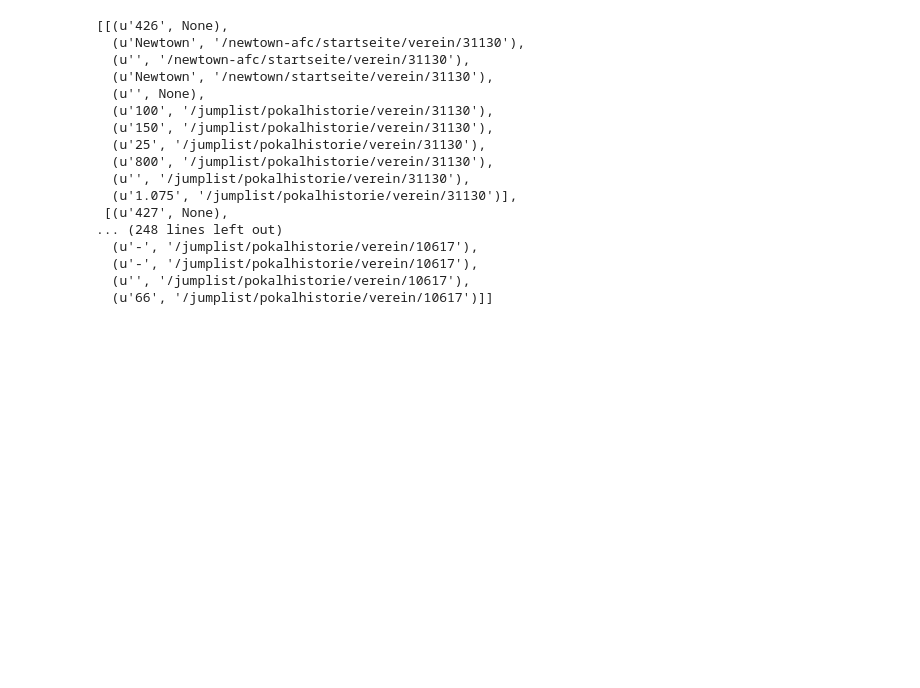
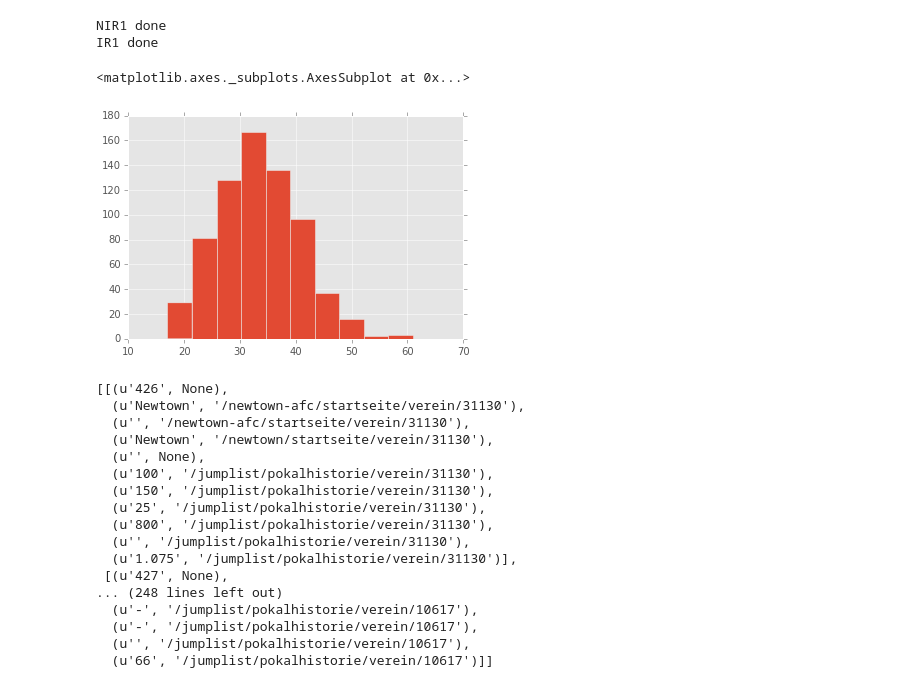
Before and after one commit to kebuhcah/soccer-history, a Jupyter notebook: notebooks/transfermarkt.ipynb, the cells around one changed output. Drawn from its saved outputs; the diff is of its cells as text; code cells hidden in the pictures; blank space fills up the shorter version.

```diff
--- a/notebooks/transfermarkt.ipynb
+++ b/notebooks/transfermarkt.ipynb
@@ -159,3 +159,8 @@ def getTableByLeagueId(id, season=2015):
 %matplotlib inline
 import matplotlib
 matplotlib.style.use('ggplot')
+# %%
+def getClubsWithSizeByLeagueId(id, season=2015):
+    bs = BeautifulSoup(urlopen(Request(getUrlByLeagueId(id, season), headers={'User-Agent': useragent})))
+    elements = bs.find(id='yw1').find_all("a")
+    return [{'clubId': int(e['href'].split('/')[4]), 'clubName': e['href'].split('/')[1], 'size': int(e.getText().strip(u'\xa0 '))} for e in elements if 'kader/verein' in e['href'] and not ' ' in e.getText()and not '-' in e.getText()]
@@ -161,0 +182,16 @@ matplotlib.style.use('ggplot')
+# %%
+#LeagueClubSizes={}
+#for league in tier1 + otherEurope:
+for league in ['NIR1','IR1']:
+    try:
+        df = DataFrame(getClubsWithSizeByLeagueId(league))
+        df['league']=league
+        LeagueClubSizes[league]=df
+        print league, 'done'
+    except Exception as e:
+        df = DataFrame([{'league': league, 'error': e}])
+        LeagueClubSizes[league]=df
+        print league, 'failed with error', e
+# %% [output]
+NIR1 done
+IR1 done
@@ -162,3 +200,8 @@ matplotlib.style.use('ggplot')
+# %%
+pd.concat(LeagueClubSizes.values())['size'].hist()
+# %% [output]
+<matplotlib.axes._subplots.AxesSubplot at 0x...>
+[figure, added]
 # %%
 def getCountryCoefficientsForSeason(season):
     url = 'http://www.uefa.com/memberassociations/uefarankings/country/season='+str(season)+'/index.html'
```
Also changed, not shown: parts of 2 cells of this notebook, 11 other files.
